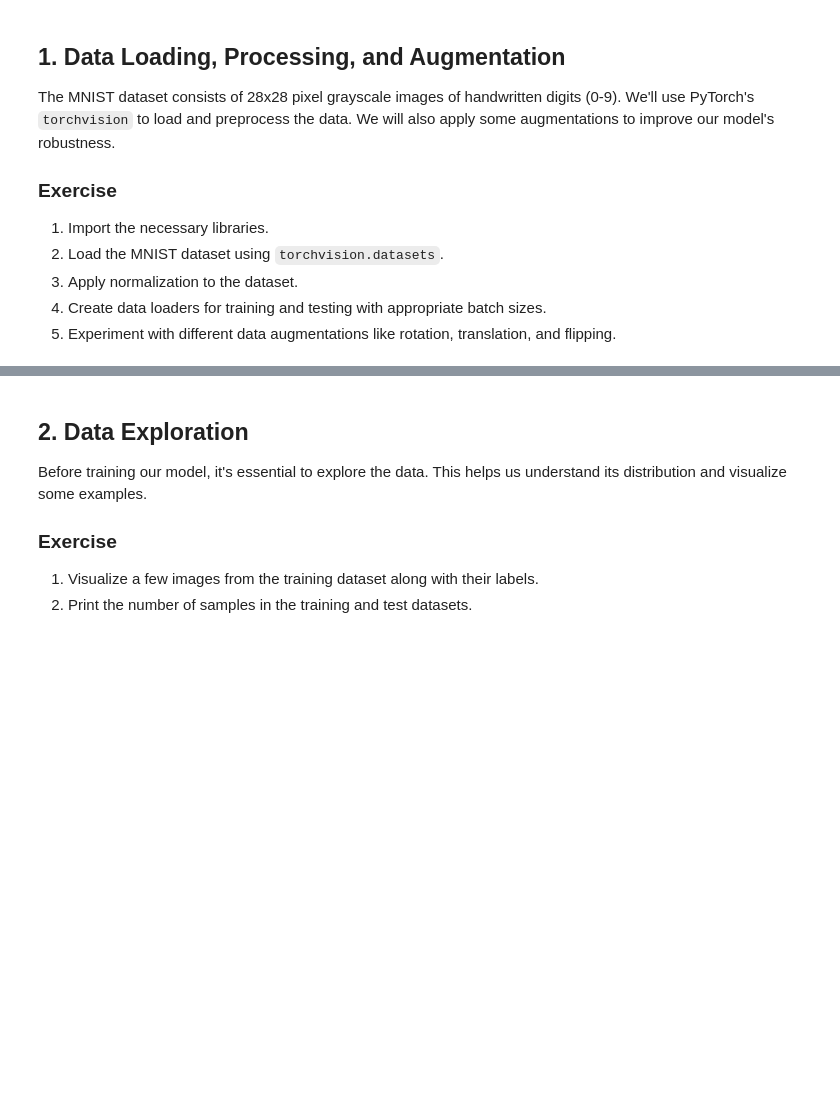
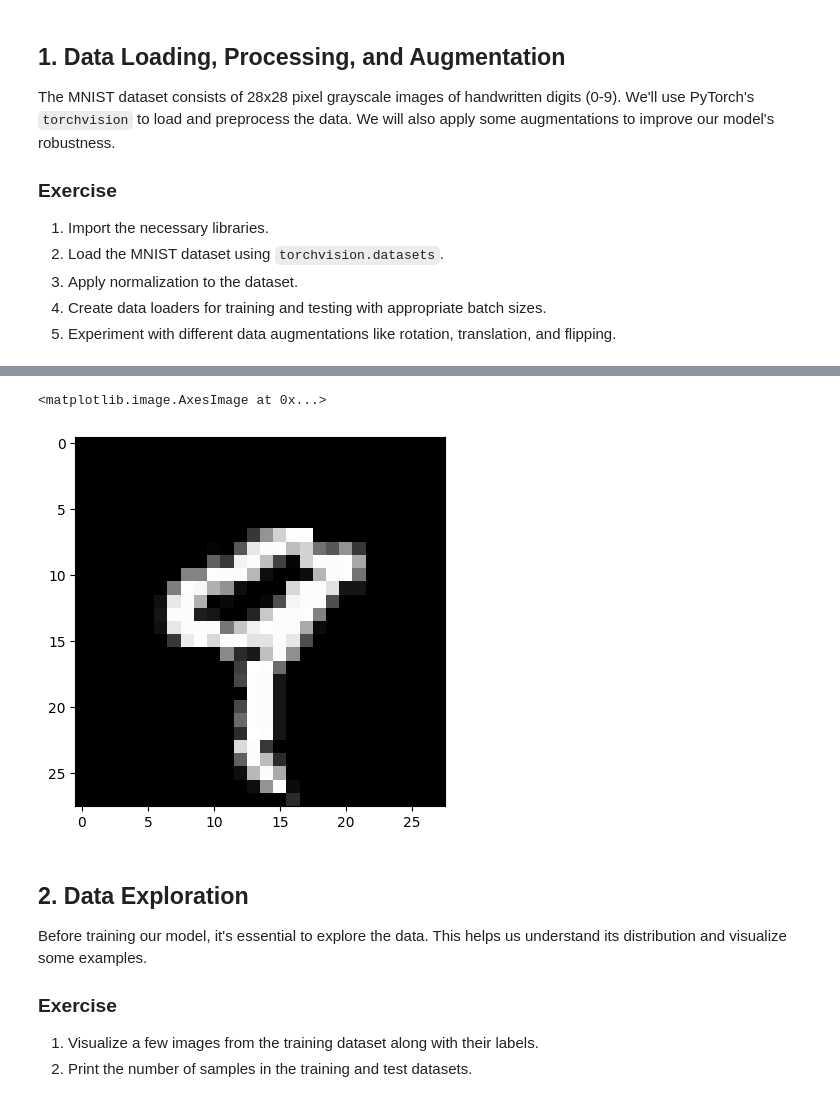
Before and after one commit to LCDA-UCP/dl_with_pytorch, a Jupyter notebook: exercises/session11-12/cnn_mnist_exercises.ipynb, the cells around one changed output, grey strips where cells are left out. Drawn from its saved outputs; the diff is of its cells as text; code cells hidden in the pictures; blank space fills up the shorter version.

```diff
--- a/exercises/session11-12/cnn_mnist_exercises.ipynb
+++ b/exercises/session11-12/cnn_mnist_exercises.ipynb
@@ -27,8 +45,14 @@ The MNIST dataset consists of 28x28 pixel grayscale images of handwritten digits
 # %%
-# plot image
-import matplotlib_pyplot as plt
+augmetation_transform = transforms.Compose([
+    transforms.RandomRotation(degrees=15),
+])
 
-plt.inshow(train_dataset[4][0].numpy().squeeze(), )
+tranformed_example_image = augmetation_transform(train_dataset[4][0])
+
+plt.imshow(tranformed_example_image.numpy().squeeze(), cmap='gray')
+# %% [output]
+<matplotlib.image.AxesImage at 0x...>
+[figure, added]
 # %% [markdown]
 ## 2. Data Exploration
 
```
Also changed, not shown: parts of 4 cells of this notebook.
